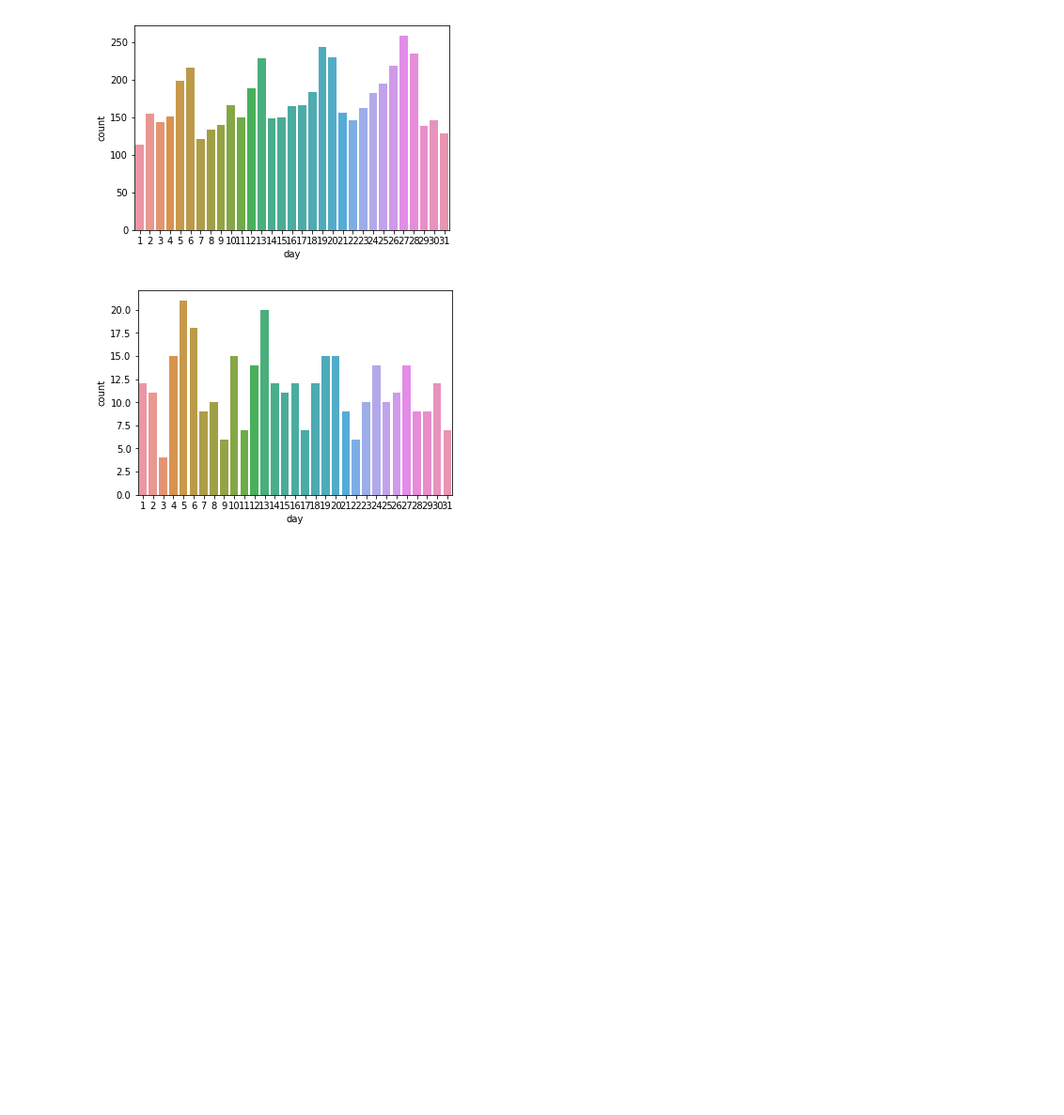
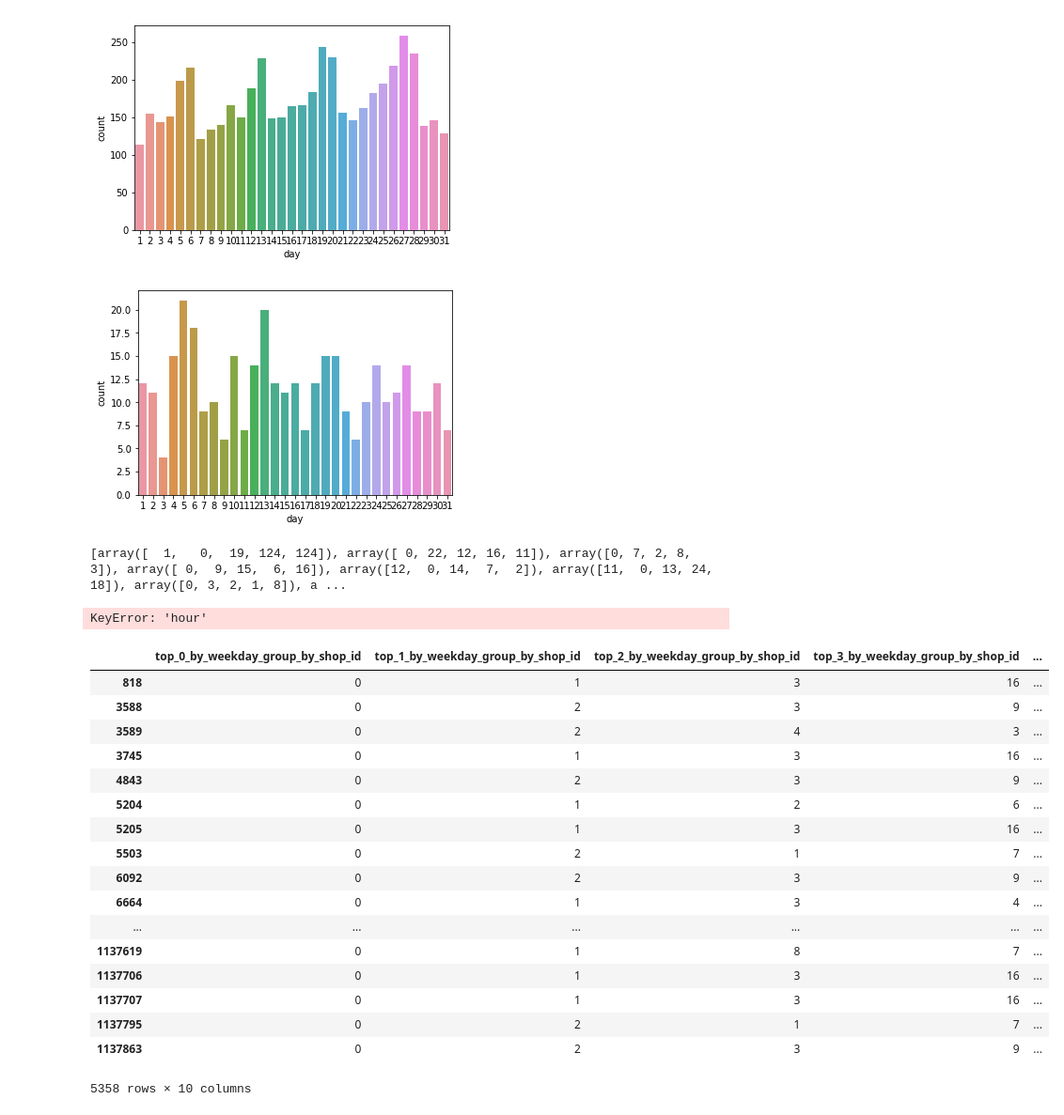
Before and after one commit to lvjianjian/ccf_mayi_2017, a Jupyter notebook: notebook/explore.ipynb, the cells around one changed output. Shown: that part at 94% size. Drawn from its saved outputs; the diff is of its cells as text; code cells hidden in the pictures; blank space fills up the shorter version.

```diff
--- a/notebook/explore.ipynb
+++ b/notebook/explore.ipynb
@@ -693,3 +693,68 @@ ses.countplot(x="day",data=part_train[part_train.shop_id == shops[0]])
 plt.show()
 # %% [output]
 [figure]
+# %%
+label_dict = rank_one(part_train,"shop_id")
+# %%
+def rank_label_by_one(train, test, label_dict, col_name, group_by_name, top=5):
+    """
+
+    :param train:
+    :param test:
+    :param label_dict:
+    :param col_name: weekday,hour,
+    :param group_by_name: shop_id,category_id
+    :return:
+    """
+    weekdays = train[col_name].unique()
+    tops = []
+    indexs = []
+    for _weekday in weekdays:
+        x1 = train[train[col_name] == _weekday].groupby(group_by_name).count()["user_id"]
+        x1 = zip(list(x1.index.values), list(x1.values))
+        x1 = sorted(x1, key=lambda x: -x[1])
+        x1 = x1[:top]
+        indexs.append(_weekday)
+        x1 = [label_dict[_x[0]] for _x in x1]
+        x1 = np.asarray(x1)
+        if x1.shape[0] < top:
+            x1 = np.concatenate([x1,np.asarray([len(label_dict) for _i in range(x1.shape[0],top)])])
+        tops.append(x1)
+    print tops
+    tops = np.vstack(tops)
+    indexs = np.vstack(indexs)
+    r = np.concatenate([indexs, tops], axis=1)
+    columns = [col_name] + ["top_{}_by_{}_group_by_{}".format(_i, col_name, group_by_name) for _i in range(top)]
+    df = pd.DataFrame(r, columns=columns)
+    new_train = pd.merge(train, df, on=col_name, how="left")
+    test = pd.merge(test, df, on=col_name, how="left")
+    columns.remove(col_name)
+    new_train.index = train.index
+    return new_train[columns]
+# %%
+label_dict = rank_one(part_train, "shop_id")
+new_train = rank_label_by_one(part_train, part_test, label_dict, "hour", "shop_id")
+# %% [output]
+[array([  1,   0,  19, 124, 124]), array([ 0, 22, 12, 16, 11]), array([0, 7, 2, 8, 3]), array([ 0,  9, 15,  6, 16]), array([12,  0, 14,  7,  2]), array([11,  0, 13, 24, 18]), array([0, 3, 2, 1, 8]), a ...
+KeyError: 'hour'
+# %%
+pd.concat([new_train,new_train],axis=1)
+# %% [output]
+|  | top_0_by_weekday_group_by_shop_id | top_1_by_weekday_group_by_shop_id | top_2_by_weekday_group_by_shop_id | top_3_by_weekday_group_by_shop_id | ... |
+| 818 | 0 | 1 | 3 | 16 | ... |
+| 3588 | 0 | 2 | 3 | 9 | ... |
+| 3589 | 0 | 2 | 4 | 3 | ... |
+| 3745 | 0 | 1 | 3 | 16 | ... |
+| 4843 | 0 | 2 | 3 | 9 | ... |
+| 5204 | 0 | 1 | 2 | 6 | ... |
+| 5205 | 0 | 1 | 3 | 16 | ... |
+| 5503 | 0 | 2 | 1 | 7 | ... |
+| 6092 | 0 | 2 | 3 | 9 | ... |
+| 6664 | 0 | 1 | 3 | 4 | ... |
+| ... | ... | ... | ... | ... | ... |
+| 1137619 | 0 | 1 | 8 | 7 | ... |
+| 1137706 | 0 | 1 | 3 | 16 | ... |
+| 1137707 | 0 | 1 | 3 | 16 | ... |
+| 1137795 | 0 | 2 | 1 | 7 | ... |
+| 1137863 | 0 | 2 | 3 | 9 | ... |
+5358 rows × 10 columns
```
Also changed, not shown: parts of 9 cells of this notebook, 6 other files.
